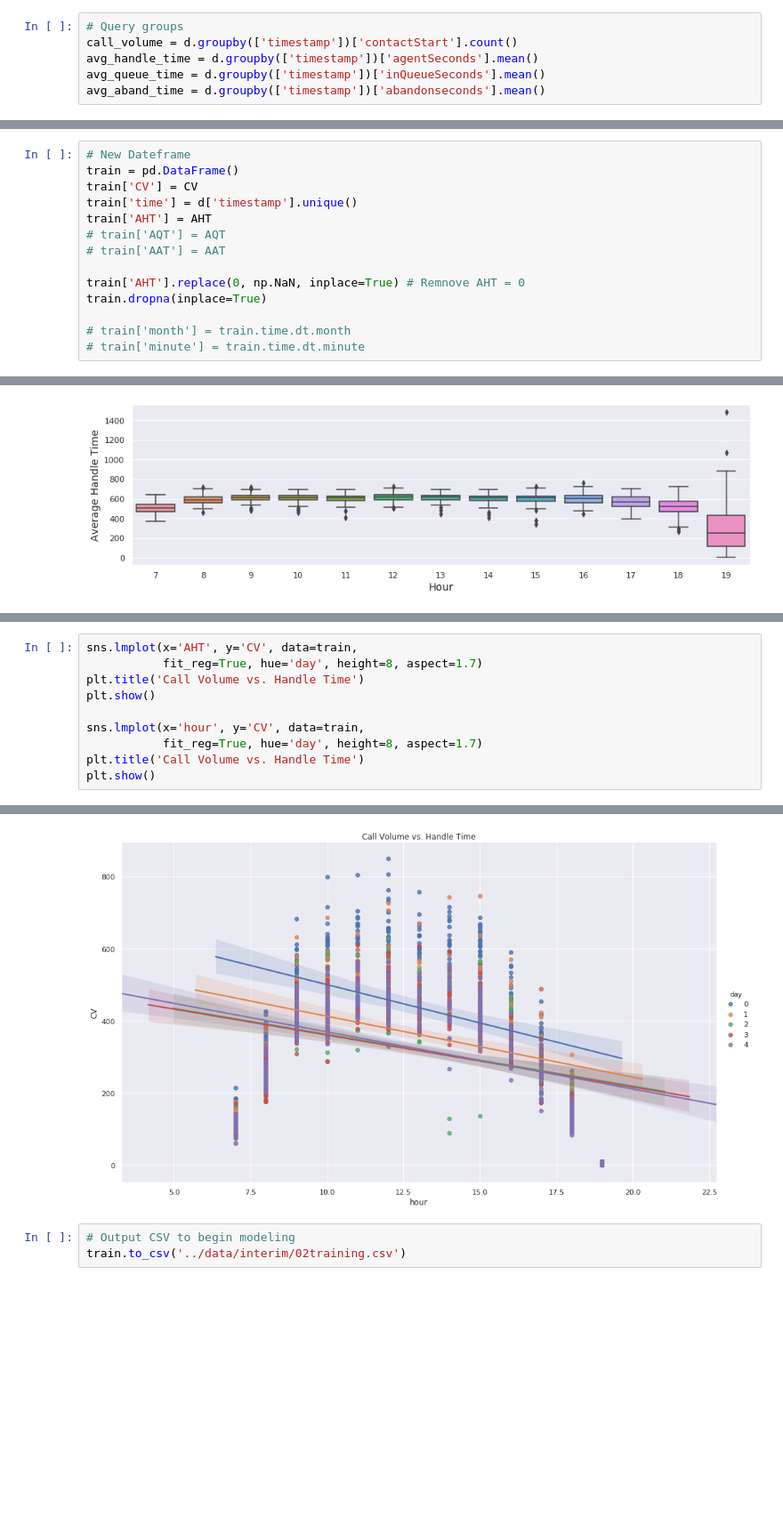
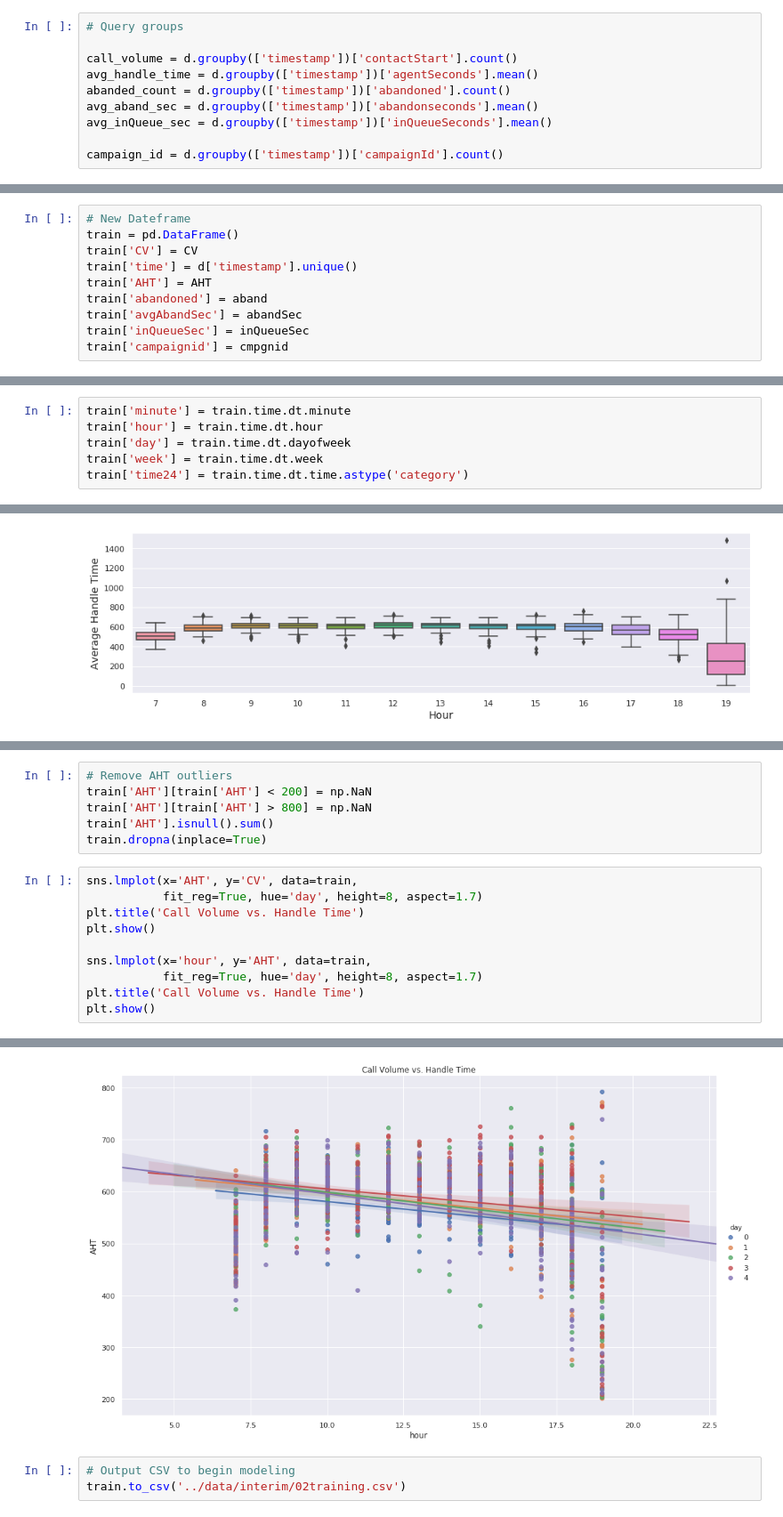
Before and after one commit to sdbuit/callforecast, a Jupyter notebook: src/EDA.ipynb, the cells around one changed output, grey strips where cells are left out. Shown: that part at 89% size. Saved outputs shown, nothing was run; the diff lists cells and outputs as text; blank space fills up the shorter version.

```diff
--- a/src/EDA.ipynb
+++ b/src/EDA.ipynb
@@ -65,6 +42,10 @@ memory usage: 44.7+ MB
 # %%
 # Query groups
+
 call_volume = d.groupby(['timestamp'])['contactStart'].count()
 avg_handle_time = d.groupby(['timestamp'])['agentSeconds'].mean()
-avg_queue_time = d.groupby(['timestamp'])['inQueueSeconds'].mean()
-avg_aband_time = d.groupby(['timestamp'])['abandonseconds'].mean()
+abanded_count = d.groupby(['timestamp'])['abandoned'].count()
+avg_aband_sec = d.groupby(['timestamp'])['abandonseconds'].mean()
+avg_inQueue_sec = d.groupby(['timestamp'])['inQueueSeconds'].mean()
+
+campaign_id = d.groupby(['timestamp'])['campaignId'].count()
@@ -102,11 +81,7 @@ train = pd.DataFrame()
 train['CV'] = CV
 train['time'] = d['timestamp'].unique()
 train['AHT'] = AHT
-# train['AQT'] = AQT
-# train['AAT'] = AAT
-
-train['AHT'].replace(0, np.NaN, inplace=True) # Remnove AHT = 0
-train.dropna(inplace=True)
-
-# train['month'] = train.time.dt.month
-# train['minute'] = train.time.dt.minute
+train['abandoned'] = aband
+train['avgAbandSec'] = abandSec
+train['inQueueSec'] = inQueueSec
+train['campaignid'] = cmpgnid
@@ -136,0 +99,6 @@ Dimsension: (1843, 6)
+# %%
+train['minute'] = train.time.dt.minute
+train['hour'] = train.time.dt.hour
+train['day'] = train.time.dt.dayofweek
+train['week'] = train.time.dt.week
+train['time24'] = train.time.dt.time.astype('category')
@@ -213,10 +178,16 @@ plt.show()
+# %%
+# Remove AHT outliers
+train['AHT'][train['AHT'] < 200] = np.NaN
+train['AHT'][train['AHT'] > 800] = np.NaN
+train['AHT'].isnull().sum()
+train.dropna(inplace=True)
 # %%
 sns.lmplot(x='AHT', y='CV', data=train,
            fit_reg=True, hue='day', height=8, aspect=1.7)
 plt.title('Call Volume vs. Handle Time')
 plt.show()
 
-sns.lmplot(x='hour', y='CV', data=train,
+sns.lmplot(x='hour', y='AHT', data=train,
            fit_reg=True, hue='day', height=8, aspect=1.7)
 plt.title('Call Volume vs. Handle Time')
 plt.show()
@@ -225,4 +196,4 @@ plt.show()
-[figure, old version]
+[figure, new version]
 # %%
 # Output CSV to begin modeling
 train.to_csv('../data/interim/02training.csv')
```
Also changed, not shown: parts of 33 cells of this notebook, 3 other files.
